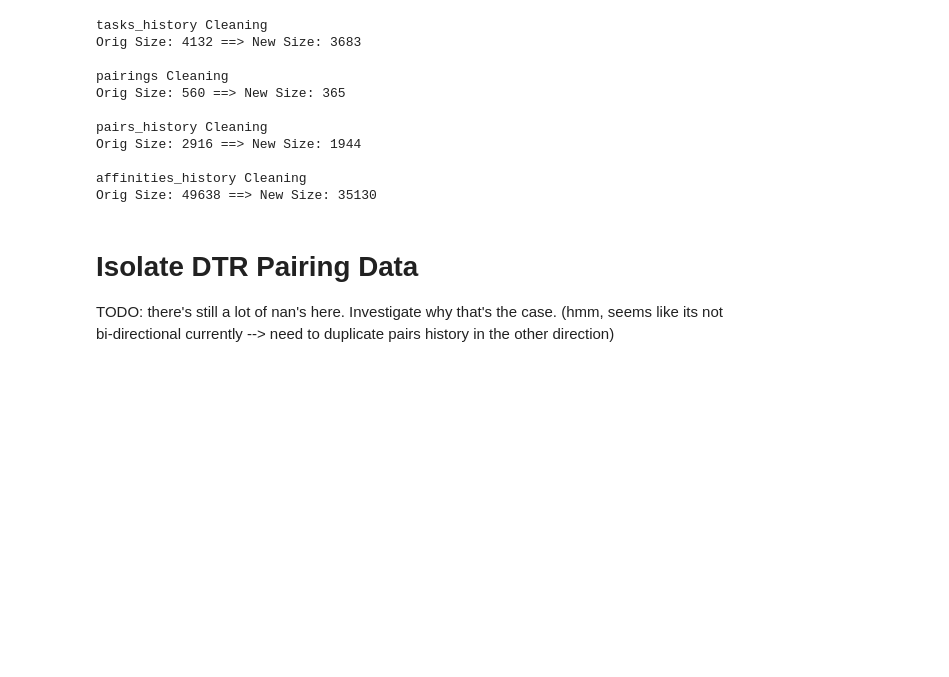
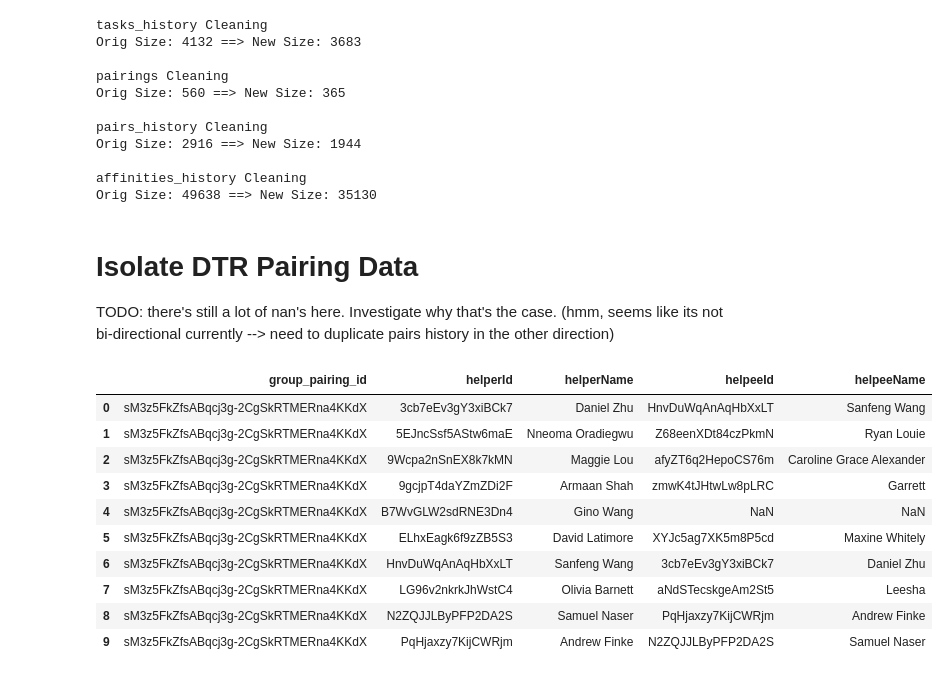
Before and after one commit to NUDelta/extractor-analysis, a Jupyter notebook: PairResearchParser.ipynb, the cells around one changed output. Cells and saved outputs as stored; diff of their text form; code cells hidden in the pictures; blank space fills up the shorter version.

```diff
--- a/PairResearchParser.ipynb
+++ b/PairResearchParser.ipynb
@@ -519 +486,36 @@ dtr_pairs_affinities.drop(['firstUserId', 'secondUserId'], axis=1, inplace=True)
+# %%
+# create initial filters on the data for DTR only
+dtr_pairs_history = pairs_history.query("groupId == @dtr_group_id").reset_index(drop=True)
+dtr_pairs_history = dtr_pairs_history[['group_pairing_id',
+                                       'firstUserId', 'firstUserName', 'secondUserId', 'secondUserName']]
+
+dtr_task_history = tasks_history.query("groupId == @dtr_group_id").drop_duplicates(['task', 'userId', 'group_pairing_id']).reset_index(drop=True)
+dtr_task_history = dtr_task_history[['group_pairing_id', 'userId', 'task']]
+
+dtr_affinities_history = affinities_history.query("groupId == @dtr_group_id").reset_index(drop=True)
+dtr_affinities_history = dtr_affinities_history[['group_pairing_id', 'helpeeId', 'helperId', 'value']]
+# %%
+# duplicate pairs data for non-nan entries
+dtr_pairs_history_dup = dtr_pairs_history[~dtr_pairs_history['secondUserId'].isnull()]
+dtr_pairs_history_dup = dtr_pairs_history_dup[['group_pairing_id', 'secondUserId', 'secondUserName', 'firstUserId', 'firstUserName']]
+dtr_pairs_history_dup.columns = ['group_pairing_id', 'helperId', 'helperName', 'helpeeId', 'helpeeName']
+
+# combine back with original dtr_pairs_history df
+dtr_pairs_history.columns = ['group_pairing_id', 'helperId', 'helperName', 'helpeeId', 'helpeeName']
+dtr_pairs_history = dtr_pairs_history.append(dtr_pairs_history_dup, ignore_index=True)
+# %%
+dtr_pairs_history = dtr_pairs_history.sort_values(['group_pairing_id', 'helperId']).reset_index(drop=True)
+dtr_pairs_history.head(10)
+# %% [output]
+|  | group_pairing_id | helperId | helperName | helpeeId | helpeeName |
+| 0 | sM3z5FkZfsABqcj3g-2CgSkRTMERna4KKdX | 3cb7eEv3gY3xiBCk7 | Daniel Zhu | HnvDuWqAnAqHbXxLT | Sanfeng Wang |
+| 1 | sM3z5FkZfsABqcj3g-2CgSkRTMERna4KKdX | 5EJncSsf5AStw6maE | Nneoma Oradiegwu | Z68eenXDt84czPkmN | Ryan Louie |
+| 2 | sM3z5FkZfsABqcj3g-2CgSkRTMERna4KKdX | 9Wcpa2nSnEX8k7kMN | Maggie Lou | afyZT6q2HepoCS76m | Caroline Grace Alexander |
+| 3 | sM3z5FkZfsABqcj3g-2CgSkRTMERna4KKdX | 9gcjpT4daYZmZDi2F | Armaan Shah | zmwK4tJHtwLw8pLRC | Garrett |
+| 4 | sM3z5FkZfsABqcj3g-2CgSkRTMERna4KKdX | B7WvGLW2sdRNE3Dn4 | Gino Wang | NaN | NaN |
+| 5 | sM3z5FkZfsABqcj3g-2CgSkRTMERna4KKdX | ELhxEagk6f9zZB5S3 | David Latimore | XYJc5ag7XK5m8P5cd | Maxine Whitely |
+| 6 | sM3z5FkZfsABqcj3g-2CgSkRTMERna4KKdX | HnvDuWqAnAqHbXxLT | Sanfeng Wang | 3cb7eEv3gY3xiBCk7 | Daniel Zhu |
+| 7 | sM3z5FkZfsABqcj3g-2CgSkRTMERna4KKdX | LG96v2nkrkJhWstC4 | Olivia Barnett | aNdSTecskgeAm2St5 | Leesha |
+| 8 | sM3z5FkZfsABqcj3g-2CgSkRTMERna4KKdX | N2ZQJJLByPFP2DA2S | Samuel Naser | PqHjaxzy7KijCWRjm | Andrew Finke |
+| 9 | sM3z5FkZfsABqcj3g-2CgSkRTMERna4KKdX | PqHjaxzy7KijCWRjm | Andrew Finke | N2ZQJJLByPFP2DA2S | Samuel Naser |
 # %%
```
Also changed, not shown: parts of 17 cells of this notebook.
